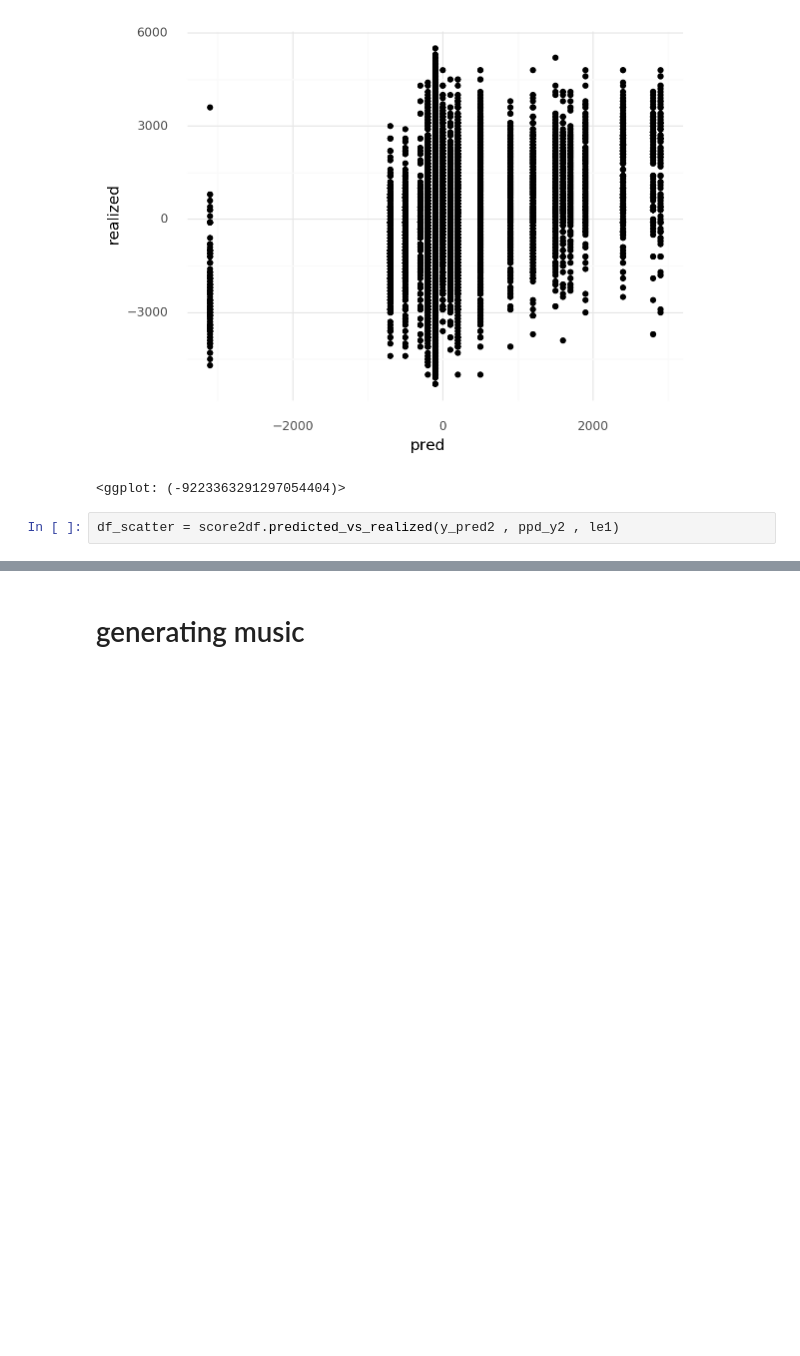
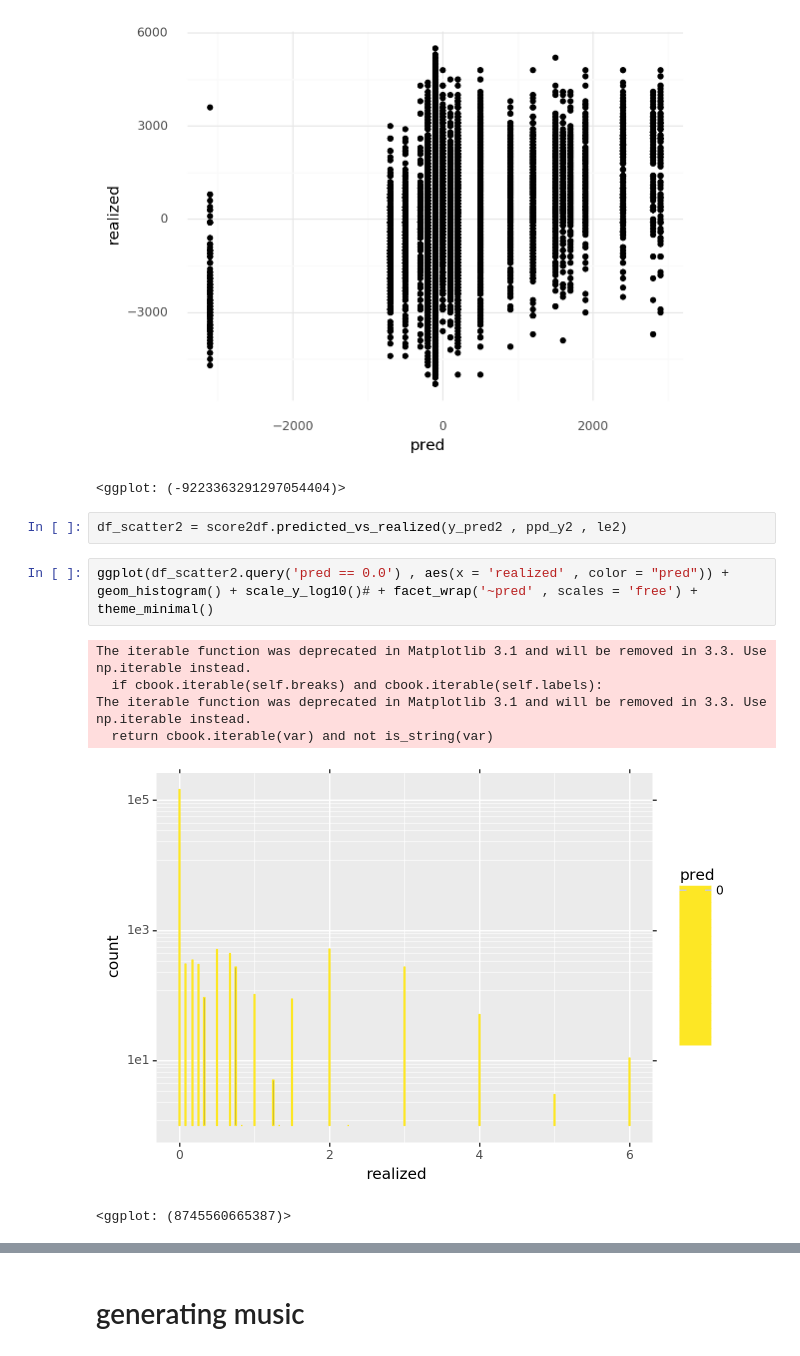
Before and after one commit to unagiinu2k/deepjazz_in_a_file, a Jupyter notebook: rnn_bach_chords_as_sequence.ipynb, the cells around one changed output, grey strips where cells are left out. Saved outputs shown, nothing was run; the diff lists cells and outputs as text; blank space fills up the shorter version.

```diff
--- a/rnn_bach_chords_as_sequence.ipynb
+++ b/rnn_bach_chords_as_sequence.ipynb
@@ -483,4 +483,13 @@ The iterable function was deprecated in Matplotlib 3.1 and will be removed in 3.
 [figure]
 <ggplot: (-9223363291297054404)>
 # %%
-df_scatter = score2df.predicted_vs_realized(y_pred2 , ppd_y2 , le1)
+df_scatter2 = score2df.predicted_vs_realized(y_pred2 , ppd_y2 , le2)
+# %%
+ggplot(df_scatter2.query('pred == 0.0') , aes(x = 'realized' , color = "pred")) + geom_histogram() + scale_y_log10()# + facet_wrap('~pred' , scales = 'free') + theme_minimal()
+# %% [output]
+The iterable function was deprecated in Matplotlib 3.1 and will be removed in 3.3. Use np.iterable instead.
+  if cbook.iterable(self.breaks) and cbook.iterable(self.labels):
+The iterable function was deprecated in Matplotlib 3.1 and will be removed in 3.3. Use np.iterable instead.
+  return cbook.iterable(var) and not is_string(var)
+[figure, added]
+<ggplot: (8745560665387)>
```
Also changed, not shown: parts of 2 cells of this notebook.
